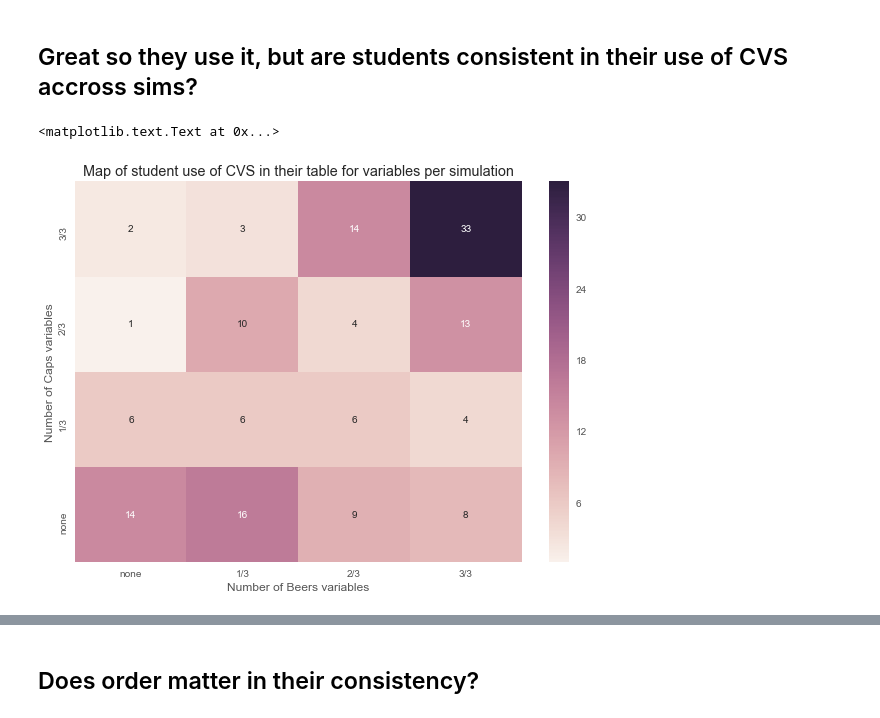
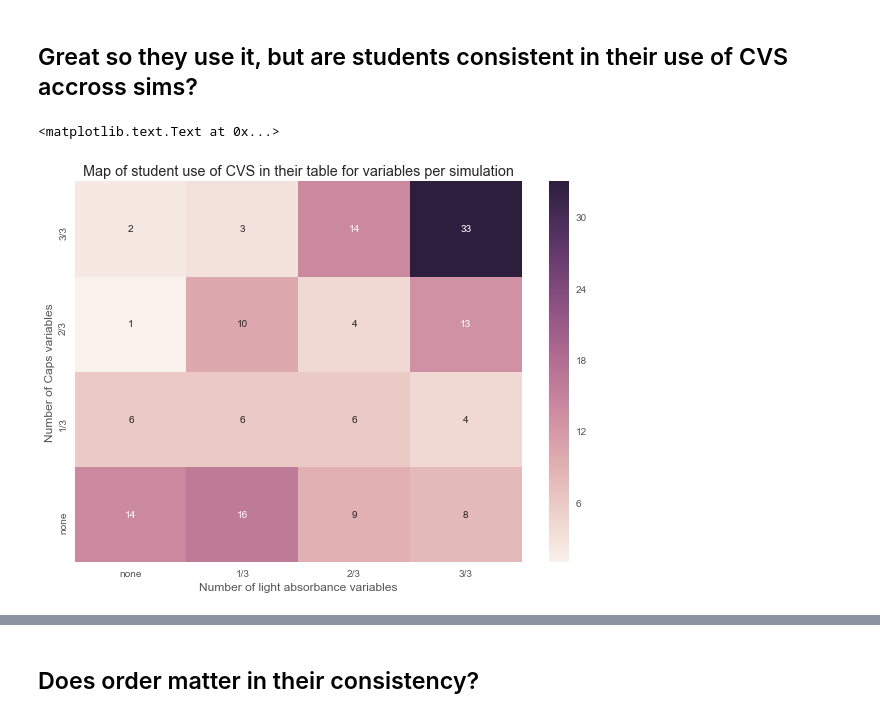
Before and after one commit to jmassall/inquiry_virtualLabs_study, a Jupyter notebook: analyzing_log/cvs_skill_analysis_report.ipynb, the cells around one changed output, grey strips where cells are left out. Drawn from its saved outputs; the diff is of its cells as text; code cells hidden in the pictures.

```diff
--- a/analyzing_log/cvs_skill_analysis_report.ipynb
+++ b/analyzing_log/cvs_skill_analysis_report.ipynb
@@ -65,9 +84,9 @@ for v in variables:
 graph_cvs_df2['sum'] = graph_cvs_df2[variables].sum(axis=1)
 table_cvs_df2['sum'] = table_cvs_df2[variables].sum(axis=1)
 table_cvs_df2['sum caps'] = table_cvs_df2[['Battery voltage','Area','Separation']].sum(axis=1)
-table_cvs_df2['sum beers'] = table_cvs_df2[["Wavelength","Width","Concentration"]].sum(axis=1)
+table_cvs_df2['sum light absorbance'] = table_cvs_df2[["Wavelength","Width","Concentration"]].sum(axis=1)
 graph_cvs_df2['sum caps'] = graph_cvs_df2[['Battery voltage','Area','Separation']].sum(axis=1)
-graph_cvs_df2['sum beers'] = graph_cvs_df2[["Wavelength","Width","Concentration"]].sum(axis=1)
+graph_cvs_df2['sum light absorbance'] = graph_cvs_df2[["Wavelength","Width","Concentration"]].sum(axis=1)
 # %% [markdown]
 Before we dig into specifics let's figure out what how often students to CVS and on how many variables:
 # %%
@@ -134,15 +144,15 @@ most are between 6-7. Wavelength stands out with a average of 8. No surprise the
 # %%
 cvs_sim = np.zeros((4,4),dtype=int)
 for i in range(4):
     for j in range(4):
-        cvs_sim[i,j] = len(table_cvs_df2[(table_cvs_df2['sum caps']==i)&(table_cvs_df2['sum beers']==j)])
+        cvs_sim[i,j] = len(table_cvs_df2[(table_cvs_df2['sum caps']==i)&(table_cvs_df2['sum light absorbance']==j)])
 ax = sns.heatmap(np.flip(cvs_sim,0),annot=True, fmt="d")
 ax.set_xticklabels(['none','1/3','2/3','3/3'])
 ax.set_yticklabels(['none','1/3','2/3','3/3'])
-plt.xlabel('Number of Beers variables')
+plt.xlabel('Number of light absorbance variables')
 plt.ylabel('Number of Caps variables')
 plt.title('Map of student use of CVS in their table for variables per simulation')
 # %% [output]
 <matplotlib.text.Text at 0x...>
-[figure, old version]
+[figure, new version]
 # %% [markdown]
```
Also changed, not shown: parts of 15 cells of this notebook, 6 other files.
